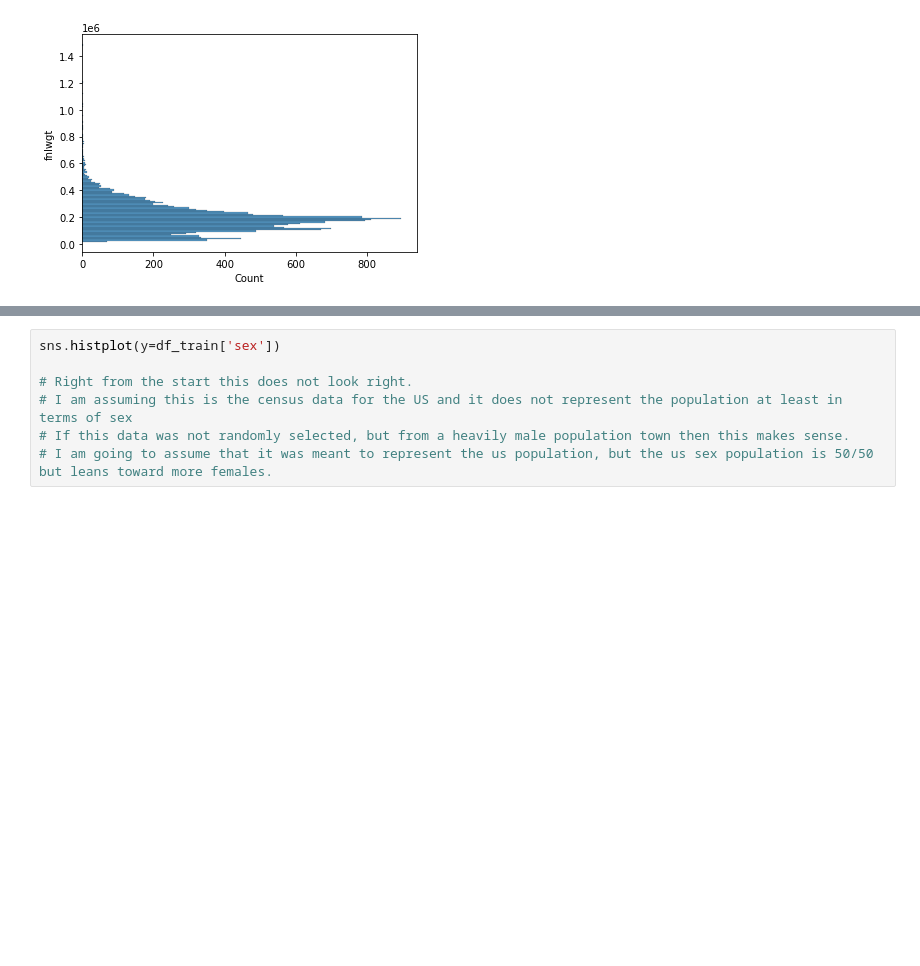
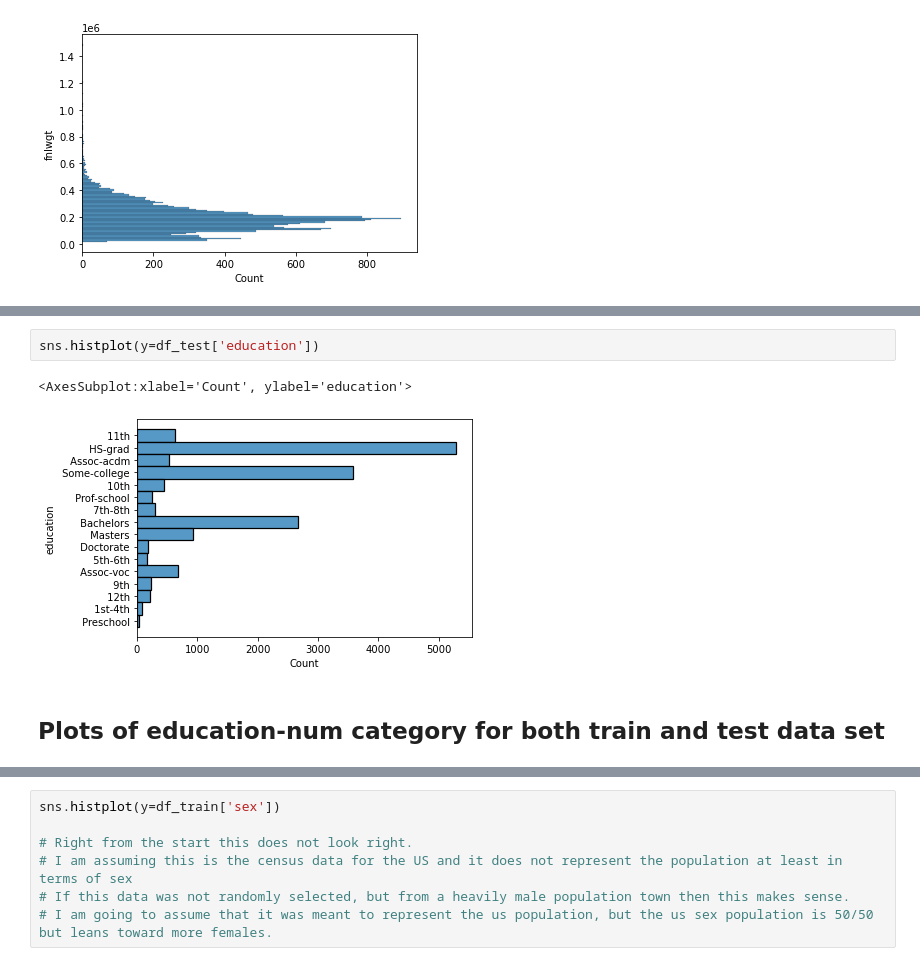
Before and after one commit to luismoralesphysics/Aunalytics_DA_assessment, a Jupyter notebook: segmentation.ipynb, the cells around one changed output, grey strips where cells are left out. Saved outputs shown, nothing was run; the diff lists cells and outputs as text; blank space fills up the shorter version.

```diff
--- a/segmentation.ipynb
+++ b/segmentation.ipynb
@@ -64,0 +78,7 @@ sns.histplot(y=df_test['fnlwgt'])
+# %%
+sns.histplot(y=df_test['education'])
+# %% [output]
+<AxesSubplot:xlabel='Count', ylabel='education'>
+[figure, added]
+# %% [markdown]
+## Plots of education-num category for both train and test data set
```
Also changed, not shown: parts of 31 cells of this notebook.
